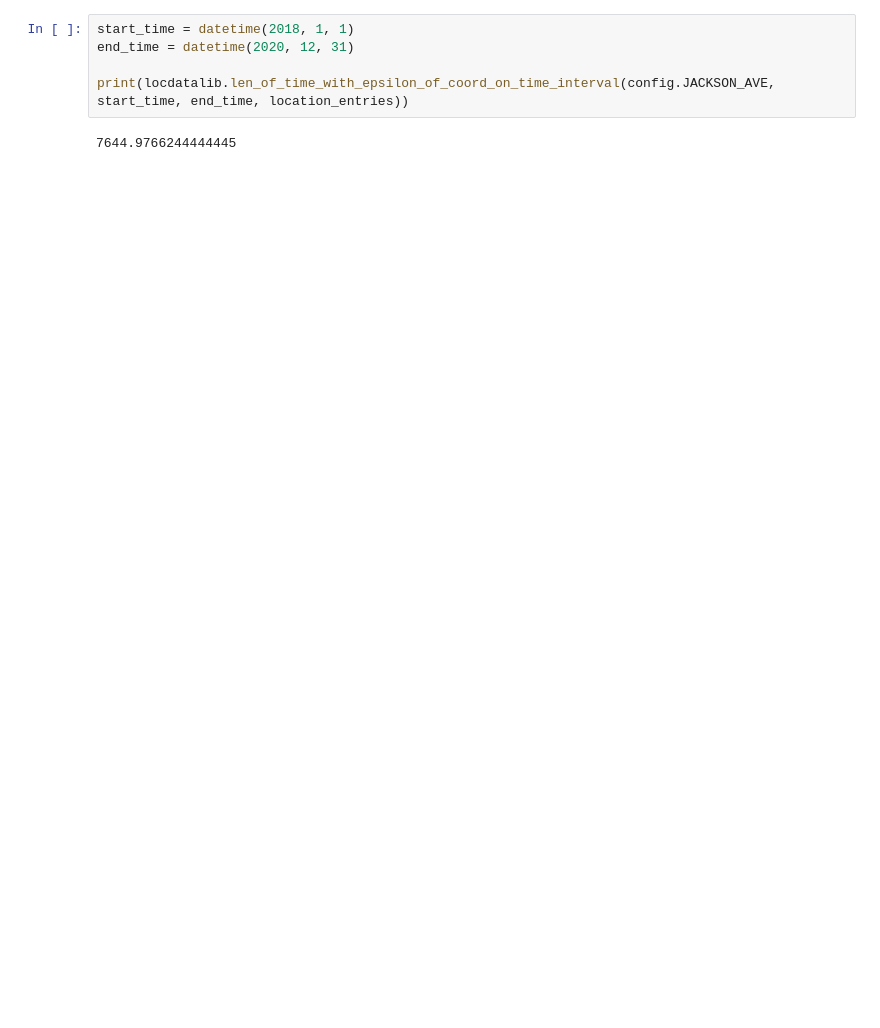
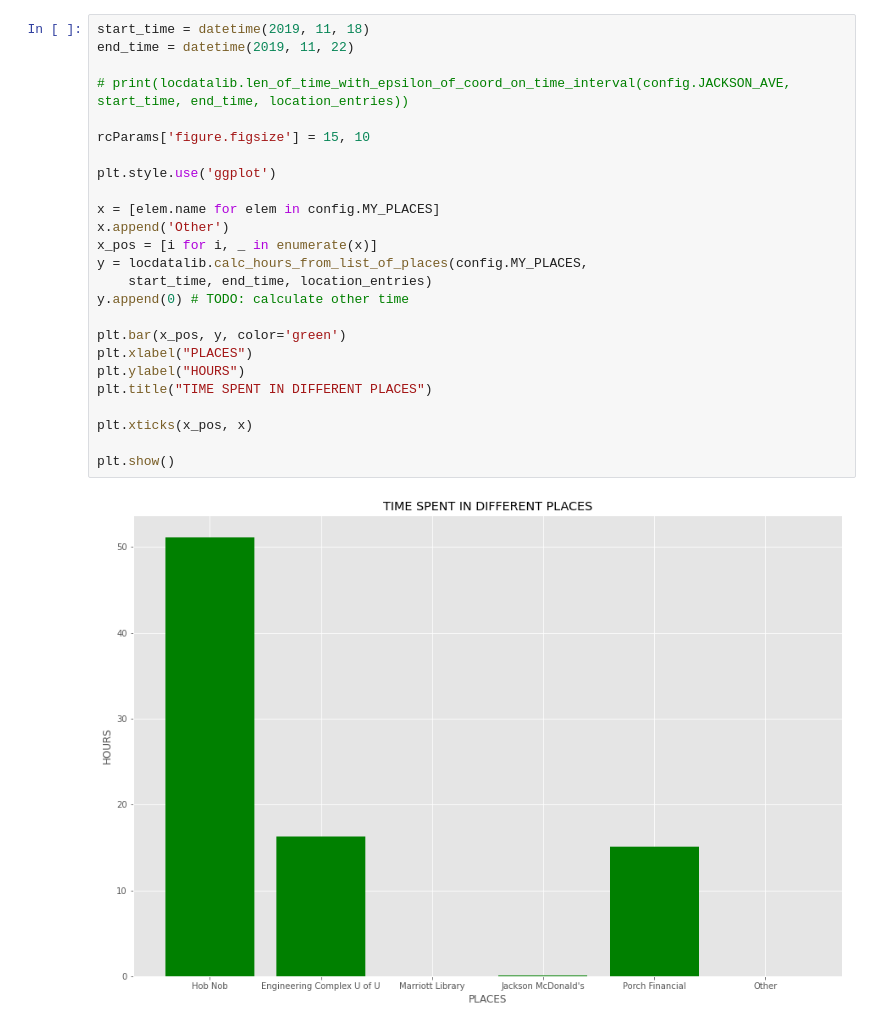
Before and after one commit to tyguy-1122/qs-location-dashboard, a Jupyter notebook: main.ipynb, the cells around one changed output. Cells and saved outputs as stored; diff of their text form; blank space fills up the shorter version.

Commit message:
Implement bar graph

```diff
--- a/main.ipynb
+++ b/main.ipynb
@@ -12,7 +12,27 @@ NameError: name 'LOC_FILEPATH' is not defined
-# %%
-start_time = datetime(2018, 1, 1)
-end_time = datetime(2020, 12, 31)
-
-print(locdatalib.len_of_time_with_epsilon_of_coord_on_time_interval(config.JACKSON_AVE, start_time, end_time, location_entries))
-# %% [output]
-7644.9766244444445
+# %%
+start_time = datetime(2019, 11, 18)
+end_time = datetime(2019, 11, 22)
+
+# print(locdatalib.len_of_time_with_epsilon_of_coord_on_time_interval(config.JACKSON_AVE, start_time, end_time, location_entries))
+
+rcParams['figure.figsize'] = 15, 10
+
+plt.style.use('ggplot')
+
+x = [elem.name for elem in config.MY_PLACES]
+x.append('Other')
+x_pos = [i for i, _ in enumerate(x)]
+y = locdatalib.calc_hours_from_list_of_places(config.MY_PLACES,
+    start_time, end_time, location_entries)
+y.append(0) # TODO: calculate other time
+
+plt.bar(x_pos, y, color='green')
+plt.xlabel("PLACES")
+plt.ylabel("HOURS")
+plt.title("TIME SPENT IN DIFFERENT PLACES")
+
+plt.xticks(x_pos, x)
+
+plt.show()
+# %% [output]
+[figure, added]
```
Also changed, not shown: parts of 2 cells of this notebook, 2 other files.
